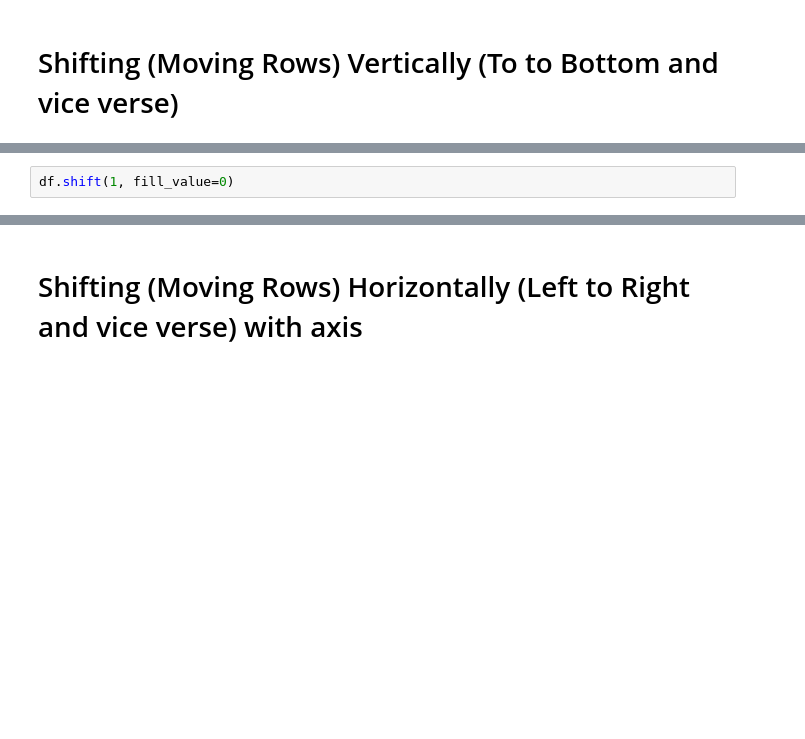
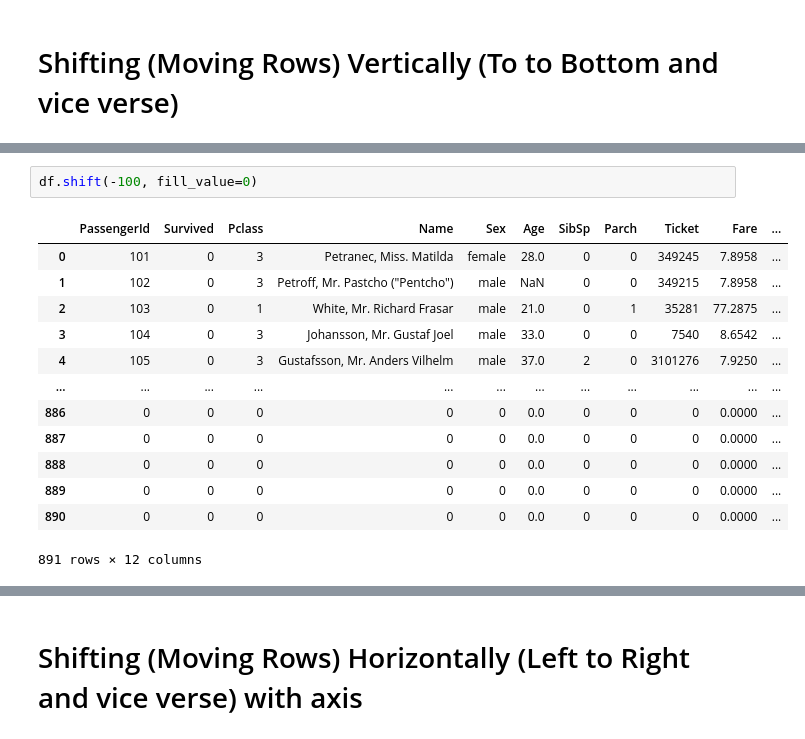
Before and after one commit to prodramp/publiccode, a Jupyter notebook: pandas/magic-of-shift/Magic-of-shift()-in-pandas.ipynb, the cells around one changed output, grey strips where cells are left out. Saved outputs shown, nothing was run; the diff lists cells and outputs as text; blank space fills up the shorter version.

```diff
--- a/pandas/magic-of-shift/Magic-of-shift()-in-pandas.ipynb
+++ b/pandas/magic-of-shift/Magic-of-shift()-in-pandas.ipynb
@@ -22,5 +101,19 @@ df.shift(-1)
 # %%
-df.shift(1, fill_value=0)
+df.shift(-100, fill_value=0)
+# %% [output]
+|  | PassengerId | Survived | Pclass | Name | Sex | Age | SibSp | Parch | Ticket | Fare | ... |
+| 0 | 101 | 0 | 3 | Petranec, Miss. Matilda | female | 28.0 | 0 | 0 | 349245 | 7.8958 | ... |
+| 1 | 102 | 0 | 3 | Petroff, Mr. Pastcho ("Pentcho") | male | NaN | 0 | 0 | 349215 | 7.8958 | ... |
+| 2 | 103 | 0 | 1 | White, Mr. Richard Frasar | male | 21.0 | 0 | 1 | 35281 | 77.2875 | ... |
+| 3 | 104 | 0 | 3 | Johansson, Mr. Gustaf Joel | male | 33.0 | 0 | 0 | 7540 | 8.6542 | ... |
+| 4 | 105 | 0 | 3 | Gustafsson, Mr. Anders Vilhelm | male | 37.0 | 2 | 0 | 3101276 | 7.9250 | ... |
+| ... | ... | ... | ... | ... | ... | ... | ... | ... | ... | ... | ... |
+| 886 | 0 | 0 | 0 | 0 | 0 | 0.0 | 0 | 0 | 0 | 0.0000 | ... |
+| 887 | 0 | 0 | 0 | 0 | 0 | 0.0 | 0 | 0 | 0 | 0.0000 | ... |
+| 888 | 0 | 0 | 0 | 0 | 0 | 0.0 | 0 | 0 | 0 | 0.0000 | ... |
+| 889 | 0 | 0 | 0 | 0 | 0 | 0.0 | 0 | 0 | 0 | 0.0000 | ... |
+| 890 | 0 | 0 | 0 | 0 | 0 | 0.0 | 0 | 0 | 0 | 0.0000 | ... |
+891 rows × 12 columns
 # %%
 # .describe() / fill with "100" and 100 too
 df.shift(periods=1000, fill_value=0)
```
Also changed, not shown: parts of 34 cells of this notebook.
